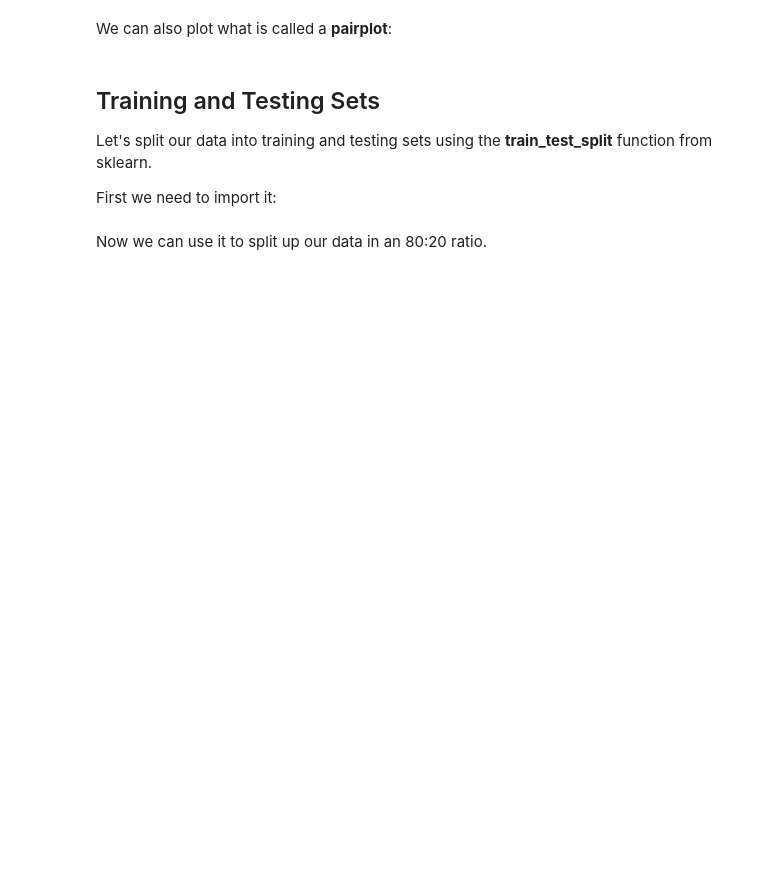
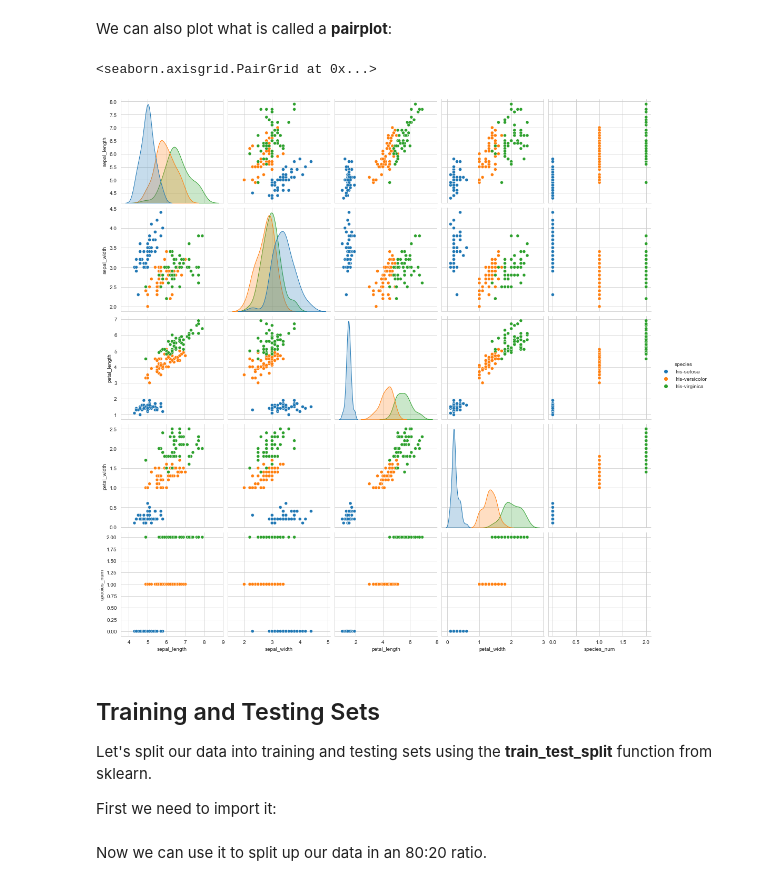
Before and after one commit to UWStemSubML2022/Classification, a Jupyter notebook: Classification.ipynb, the cells around one changed output. Cells and saved outputs as stored; diff of their text form; code cells hidden in the pictures; blank space fills up the shorter version.

```diff
--- a/Classification.ipynb
+++ b/Classification.ipynb
@@ -13,6 +13,8 @@ from sklearn.metrics import mean_squared_error
 from sklearn.metrics import r2_score
 # %% [markdown]
 We will be looking at a dataset about IRIS flowers today, found in **IRIS.csv**
+# %%
+df = pd.read_csv("IRIS.csv")
 # %% [markdown]
 This dataset includes sepal length and width, along with petal length and width, and the particular species of iris. Here is a helpful digram:
 
@@ -22,2 +33,6 @@ Let's look at our dataset:
 # %% [markdown]
 Notice that one of our columns, **species**, is catagorical. Since we know this may cause issues, let's go ahead and encode it to be numerical.
+# %%
+df['species_num'] = df['species'].replace(['Iris-setosa', 'Iris-versicolor', 'Iris-virginica'],
+                        [0, 1, 2], inplace=False)
+df.head()
@@ -26,5 +57,11 @@ There are a few easy ways we can get a look at how the columns in our dataset ar
 # %% [markdown]
 We can also plot what is called a **pairplot**:
+# %%
+sns.set_style("whitegrid")
+sns.pairplot(df,hue="species",size=3)
+# %% [output]
+<seaborn.axisgrid.PairGrid at 0x...>
+[figure, added]
 # %% [markdown]
 ## Training and Testing Sets
 
```
Also changed, not shown: parts of 48 cells of this notebook.
